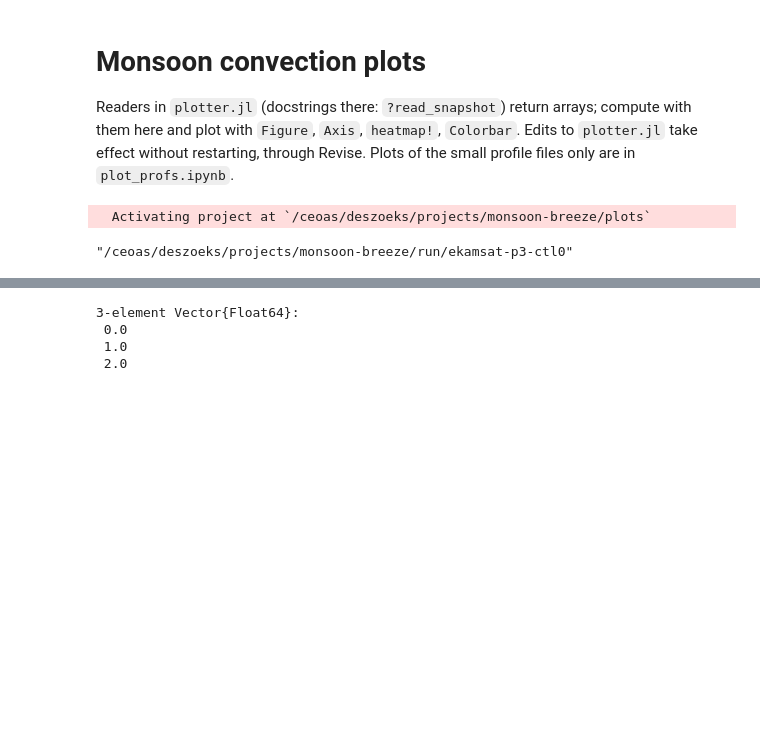
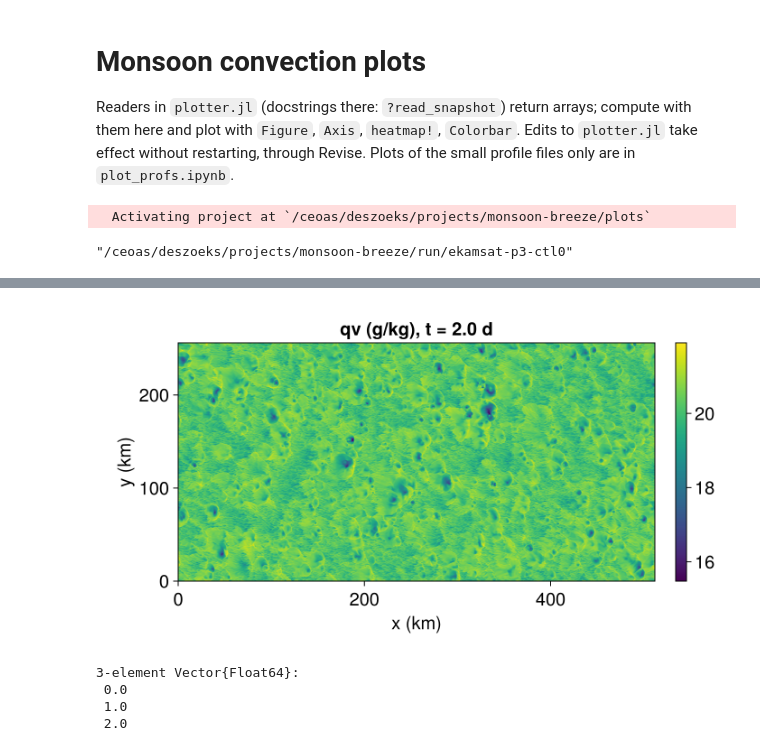
Before and after one commit to deszoeke/monsoon-breeze, a Jupyter notebook: plots/plots.ipynb, the cells around one changed output, grey strips where cells are left out. Saved outputs shown, nothing was run; the diff lists cells and outputs as text; code cells hidden in the pictures; blank space fills up the shorter version.

Commit message:
upd plots

```diff
--- a/plots/plots.ipynb
+++ b/plots/plots.ipynb
@@ -22,13 +24,15 @@ anom(x) = x .- mean(x, dims=1)
 # %%
 # Lowest-level map of qv (g/kg): the last hourly snapshot of _surface.nc
 s = read_snapshot(rundir, "qv"; kind = "surface", n = last)     # s.data is (x, y, 1); s.t in days
 A = 1e3 .* s.data[:, :, 1]
-fig = Figure(size = (1000, 550))
+fig = Figure(size = (700, 380))
 ax = Axis(fig[1, 1]; title = "qv (g/kg), t = $(round(s.t; digits = 3)) d", xlabel = "x (km)", ylabel = "y (km)",
           aspect = DataAspect())
 hm = heatmap!(ax, s.x ./ 1e3, s.y ./ 1e3, A)
 Colorbar(fig[1, 2], hm)
 fig
+# %% [output]
+[figure, added]
 # %%
 snapshot_times(rundir)                     # days of the 3D snapshots (_fields.nc)
 # %% [output]
```
Also changed, not shown: parts of 2 cells of this notebook.
